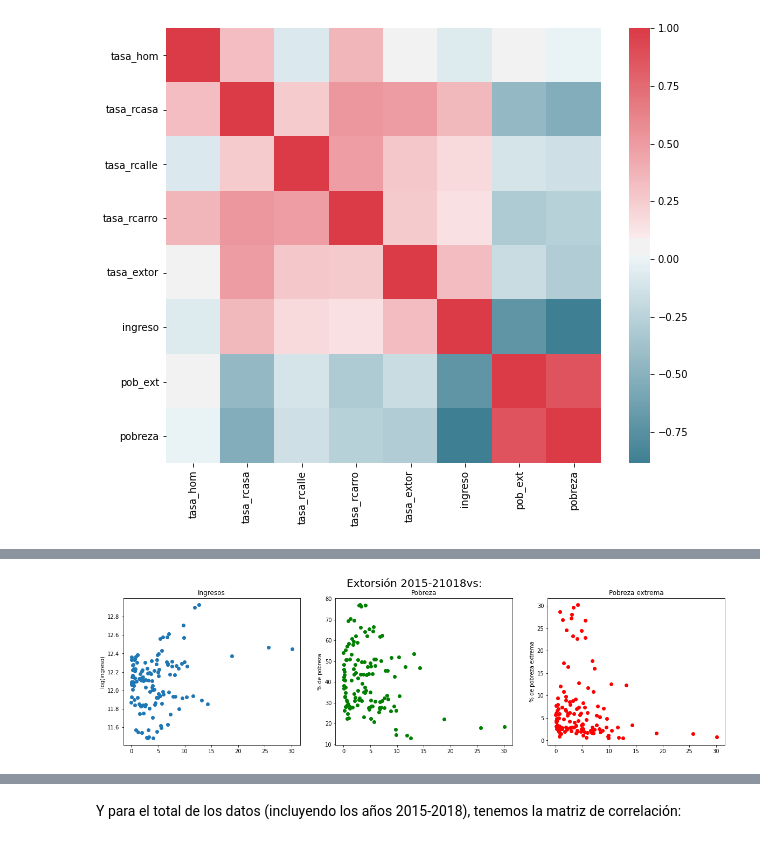
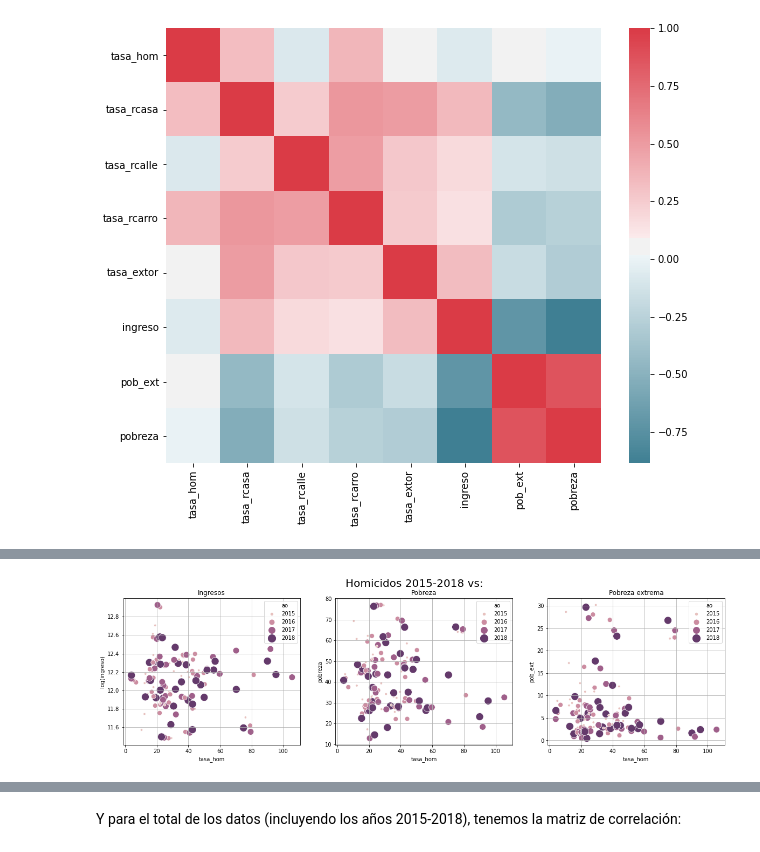
Before and after one commit to prope-2020-gh-classroom/practica-final-por-equipos-verano-2020-itam-JSOHE, a Jupyter notebook: cbautistap_wf.ipynb, the cells around one changed output, grey strips where cells are left out. Drawn from its saved outputs; the diff is of its cells as text; code cells hidden in the pictures.

Commit message:
changin all data scatter plots for color map plot. Associated to #13

```diff
--- a/cbautistap_wf.ipynb
+++ b/cbautistap_wf.ipynb
@@ -608,21 +608,3 @@ sns.heatmap(corr, mask=np.zeros_like(corr, dtype=np.bool), cmap=sns.diverging_pa
 # %% [output]
 <matplotlib.axes._subplots.AxesSubplot at 0x...>
 [figure]
-# %%
-plt.rcParams["figure.figsize"] = [20,5]
-
-plt.subplot(1,3,1)
-plt.scatter(bd["tasa_hom"],np.log(bd["ingreso"]))
-plt.ylabel("log(ingreso)")
-plt.title("Ingresos")
-plt.subplot(1,3,2)
-plt.scatter(bd["tasa_hom"],bd["pobreza"],color="g")
-plt.ylabel("% de pobreza")
-plt.title("Pobreza")
-plt.subplot(1,3,3)
-plt.scatter(bd["tasa_hom"],bd["pob_ext"],color="r")
-plt.ylabel("% de pobreza extrema")
-plt.title("Pobreza extrema")
-
-plt.suptitle("Homicidos 2015-2018 vs:",fontsize=20)
-plt.show()
@@ -685,18 +611,36 @@ plt.show()
-# %%
-plt.subplot(1,3,1)
-plt.scatter(bd["tasa_extor"],np.log(bd["ingreso"]))
-plt.ylabel("log(ingreso)")
-plt.title("Ingresos")
-plt.subplot(1,3,2)
-plt.scatter(bd["tasa_extor"],bd["pobreza"],color="g")
-plt.ylabel("% de pobreza")
-plt.title("Pobreza")
-plt.subplot(1,3,3)
-plt.scatter(bd["tasa_extor"],bd["pob_ext"],color="r")
-plt.ylabel("% de pobreza extrema")
-plt.title("Pobreza extrema")
-
-plt.suptitle("Extorsión 2015-21018vs:",fontsize=20)
-plt.show()
-# %% [output]
-[figure, removed]
+# %%
+plt.figure(figsize=(20,5))
+
+
+plt.subplot(1,3,1)
+cmap = sns.cubehelix_palette(dark=.3, light=.8, as_cmap=True)
+ax = sns.scatterplot(x=bd_cbp["tasa_hom"], y=np.log(bd_cbp["ingreso"]),
+                     hue="ao", size="ao",
+                     sizes=(20, 200), palette=cmap,
+                     legend="full", data=bd_cbp)
+plt.grid(True)
+plt.ylabel("log(ingreso)")
+plt.title("Ingresos")
+
+plt.subplot(1,3,2)
+cmap = sns.cubehelix_palette(dark=.3, light=.8, as_cmap=True)
+ax = sns.scatterplot(x=bd_cbp["tasa_hom"], y=bd_cbp["pobreza"],
+                     hue="ao", size="ao",
+                     sizes=(20, 200), palette=cmap,
+                     legend="full", data=bd_cbp)
+plt.grid(True)
+plt.title("Pobreza")
+
+plt.subplot(1,3,3)
+cmap = sns.cubehelix_palette(dark=.3, light=.8, as_cmap=True)
+ax = sns.scatterplot(x=bd_cbp["tasa_hom"], y=bd_cbp["pob_ext"],
+                     hue="ao", size="ao",
+                     sizes=(20, 200), palette=cmap,
+                     legend="full", data=bd_cbp)
+plt.grid(True)
+plt.title("Pobreza extrema")
+
+plt.suptitle("Homicidos 2015-2018 vs:",fontsize=20)
+plt.show()
+# %% [output]
+[figure, added]
```
Also changed, not shown: parts of 8 cells of this notebook.
